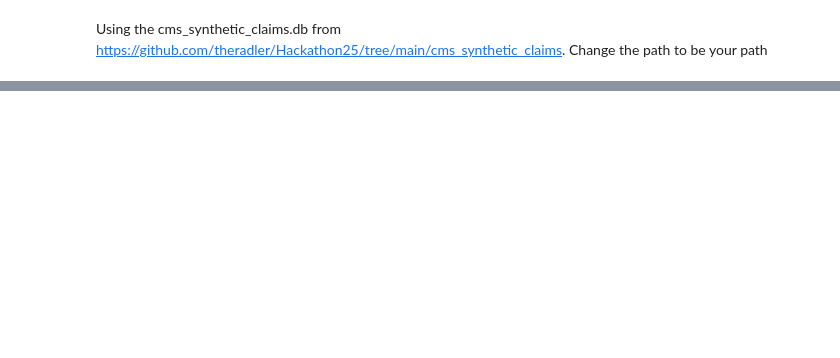
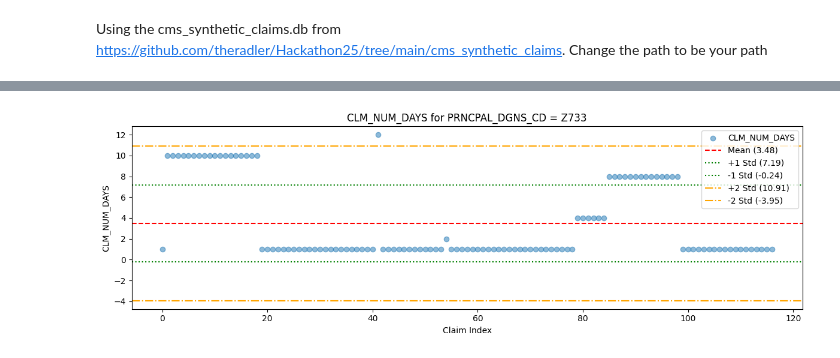
Before and after one commit to edauteuil-nuan/Hackathon25, a Jupyter notebook: dareynol.ipynb, the cells around one changed output, grey strips where cells are left out. Saved outputs shown, nothing was run; the diff lists cells and outputs as text; code cells hidden in the pictures; blank space fills up the shorter version.

```diff
--- a/dareynol.ipynb
+++ b/dareynol.ipynb
@@ -104,0 +141,25 @@ array([[<Axes: title={'center': 'CLM_PMT_AMT'}>]], dtype=object)
+# %%
+length_stays = df_inpatient_subset[df_inpatient_subset['PRNCPAL_DGNS_CD'] == code]['CLM_NUM_DAYS']
+
+length_stays = length_stays[length_stays != 0]
+
+# Calculate mean and std
+mean_days = length_stays.mean()
+std_days = length_stays.std()
+
+# Scatter plot
+plt.figure(figsize=(12, 4))
+plt.scatter(range(len(length_stays)), length_stays, alpha=0.5, label='CLM_NUM_DAYS')
+plt.axhline(mean_days, color='red', linestyle='--', label=f'Mean ({mean_days:.2f})')
+plt.axhline(mean_days + std_days, color='green', linestyle=':', label=f'+1 Std ({mean_days + std_days:.2f})')
+plt.axhline(mean_days - std_days, color='green', linestyle=':', label=f'-1 Std ({mean_days - std_days:.2f})')
+plt.axhline(mean_days + 2*std_days, color='orange', linestyle='-.', label=f'+2 Std ({mean_days + 2*std_days:.2f})')
+plt.axhline(mean_days - 2*std_days, color='orange', linestyle='-.', label=f'-2 Std ({mean_days - 2*std_days:.2f})')
+plt.title('CLM_NUM_DAYS for PRNCPAL_DGNS_CD = Z733')
+plt.xlabel('Claim Index')
+plt.ylabel('CLM_NUM_DAYS')
+plt.legend()
+plt.tight_layout()
+plt.show()
+# %% [output]
+[figure, added]
```
Also changed, not shown: parts of 7 cells of this notebook.
